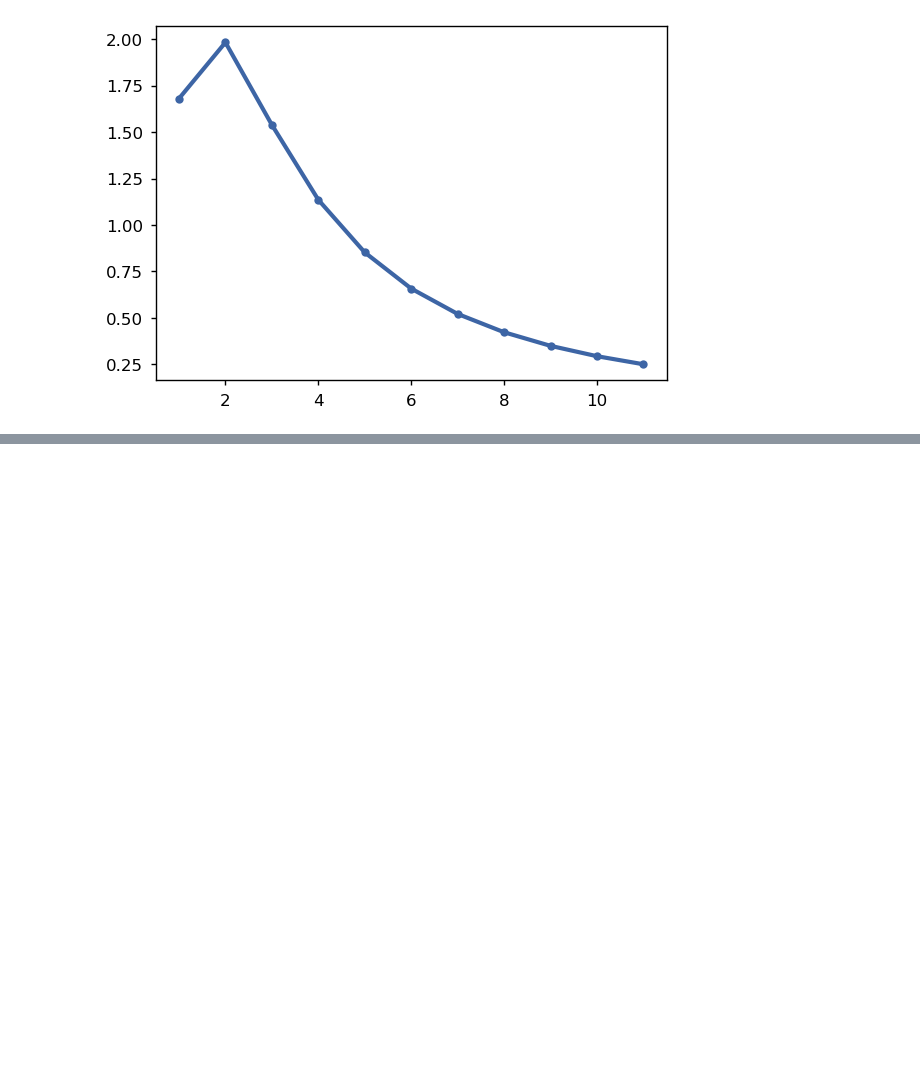
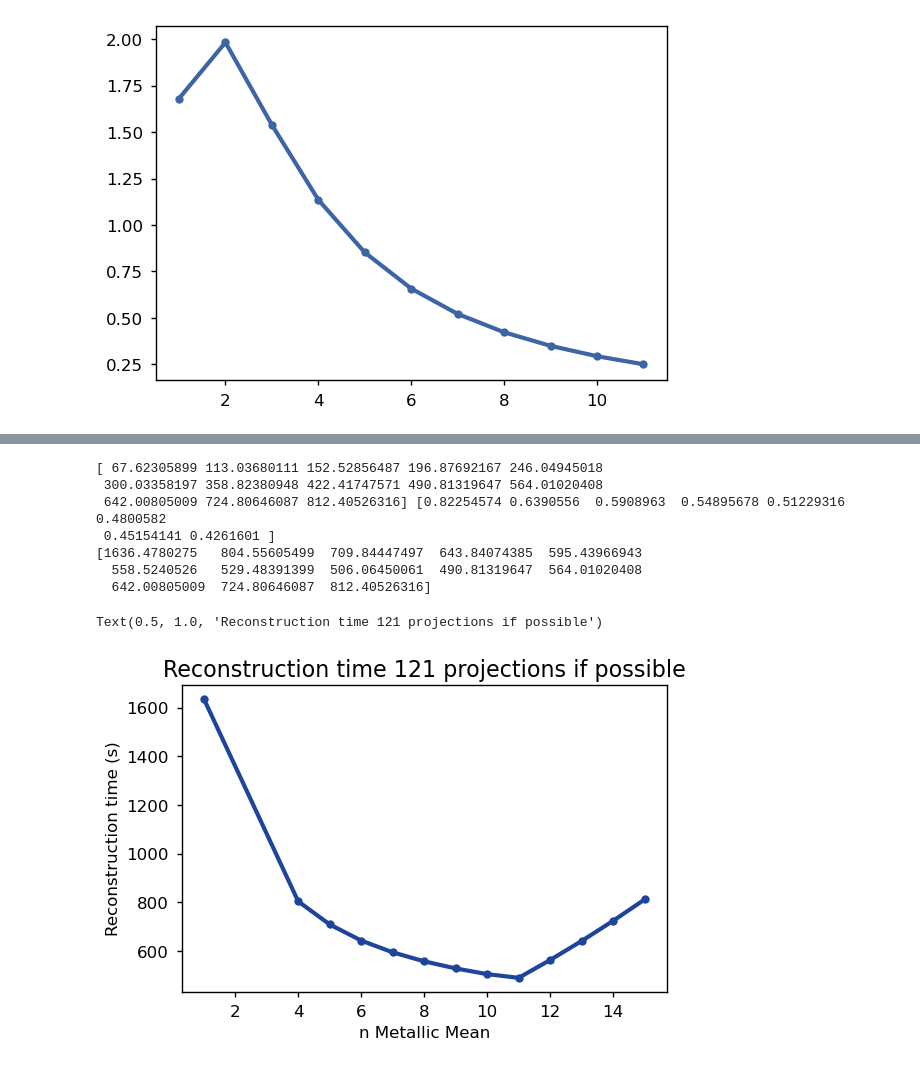
Before and after one commit to RubenDragland/4D_CT, a Jupyter notebook: Golden Angle Analysis/optimisation.ipynb, the cells around one changed output, grey strips where cells are left out. Drawn from its saved outputs; the diff is of its cells as text; code cells hidden in the pictures; blank space fills up the shorter version.

```diff
--- a/Golden Angle Analysis/optimisation.ipynb
+++ b/Golden Angle Analysis/optimisation.ipynb
@@ -176,0 +283,45 @@ plt.show()
+# %%
+# Should plot time it takes for 50 projections. How to compensate for the fact that the rotation time is not constant?
+
+def metallic_means_reconstruction_time(ns, projs):
+    angles = metallic_means(ns)
+    min_projs = find_min_projections(angles)
+    angles = angles[np.where(min_projs <= projs)]
+    rot_time = angles/rotation_rate
+    time = projs * (exposure_time + rot_time)
+    rot_share = projs * rot_time/ time
+    return time, rot_share, ns[np.where(find_min_projections(angles) <= projs)]
+# %%
+fig, ax = plt.subplots()
+
+# ax1 = ax.twinx()
+# ax2 = ax.twinx()
+n_projs = 121
+
+t_res1, rot_share, ms = metallic_means_reconstruction_time(ns, n_projs)
+
+merged = np.zeros((len(t_res)))
+for i, t in enumerate(t_res):
+    try:
+        merged[i] = t_res1[i]
+    except:
+        merged[i] = t
+
+
+print(merged)
+
+left, = ax.plot(ns, merged, "-o", color = "#1F449C", label= "Reconstruction time")
+# right, = ax1.plot(ns, rot_share, "-D", color = "#F05039", label= "Rotation ratio")
+ax.set_xlabel('n Metallic Mean')
+ax.set_ylabel('Reconstruction time (s)')
+ax.set_title(f"Reconstruction time {n_projs} projections if possible")
+# %% [output]
+[ 67.62305899 113.03680111 152.52856487 196.87692167 246.04945018
+ 300.03358197 358.82380948 422.41747571 490.81319647 564.01020408
+ 642.00805009 724.80646087 812.40526316] [0.82254574 0.6390556  0.5908963  0.54895678 0.51229316 0.4800582
+ 0.45154141 0.4261601 ]
+[1636.4780275   804.55605499  709.84447497  643.84074385  595.43966943
+  558.5240526   529.48391399  506.06450061  490.81319647  564.01020408
+  642.00805009  724.80646087  812.40526316]
+Text(0.5, 1.0, 'Reconstruction time 121 projections if possible')
+[figure, added]
```
Also changed, not shown: parts of 4 cells of this notebook, 4 other files.
